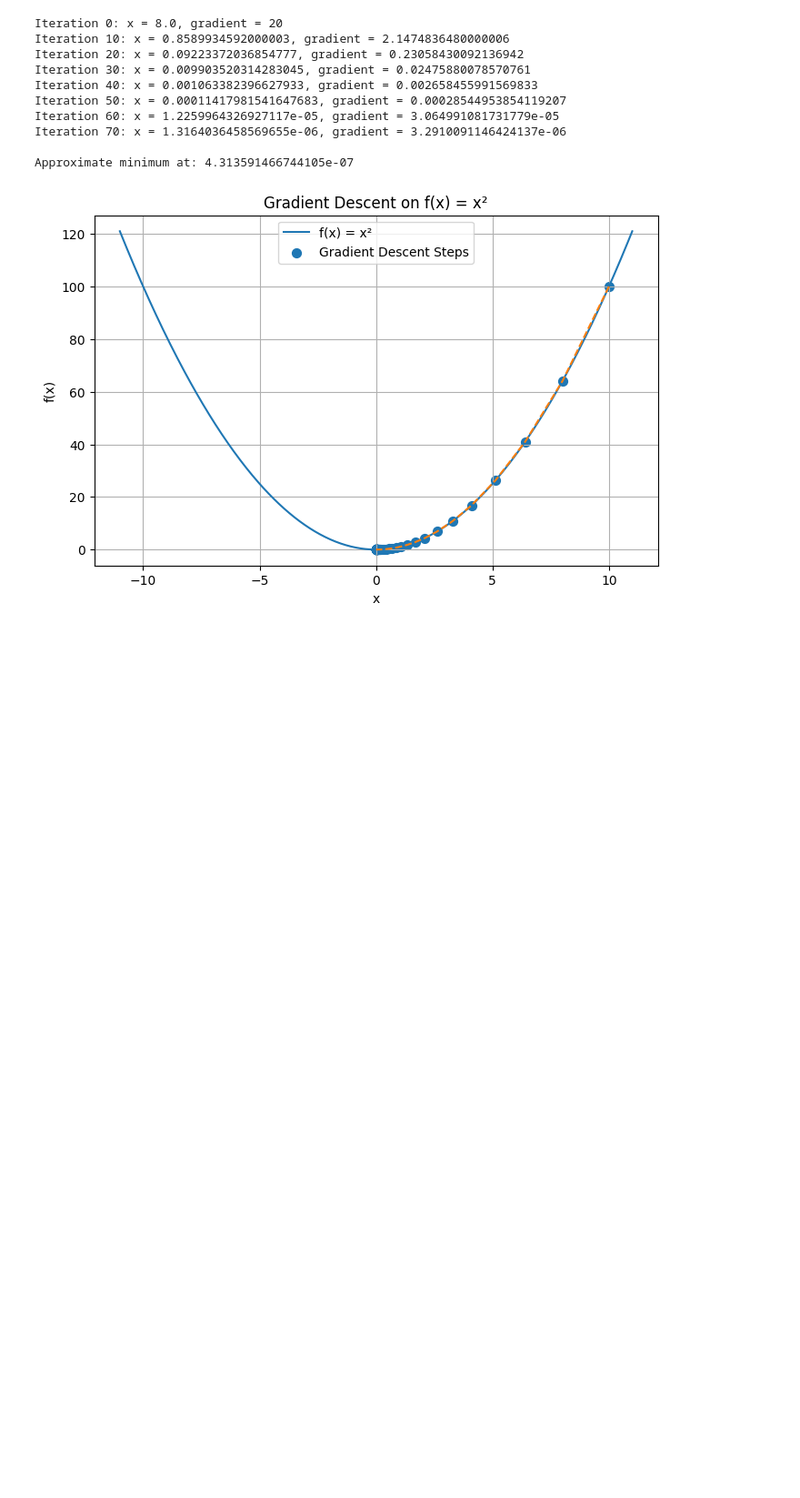
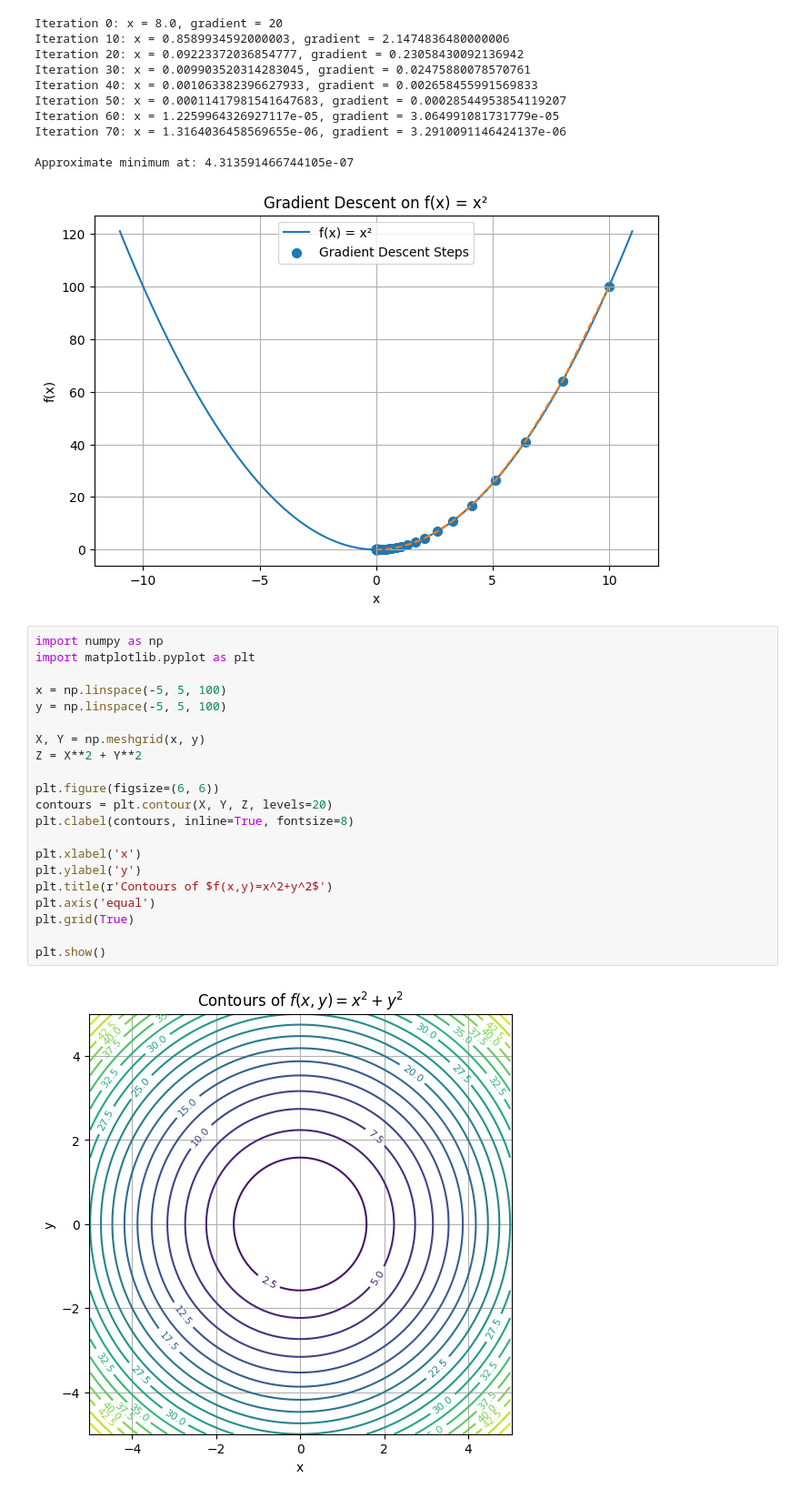
Before and after one commit to rahulchaturvedi-git/ML-Concepts, a Jupyter notebook: ML-TBD/gradient_descent.ipynb, the cells around one changed output. Shown at 91% size. Cells and saved outputs as stored; diff of their text form; blank space fills up the shorter version.

```diff
--- a/ML-TBD/gradient_descent.ipynb
+++ b/ML-TBD/gradient_descent.ipynb
@@ -85,3 +85,26 @@ Iteration 70: x = 1.3164036458569655e-06, gradient = 3.2910091146424137e-06
 
 Approximate minimum at: 4.313591466744105e-07
 [figure]
+# %%
+import numpy as np
+import matplotlib.pyplot as plt
+
+x = np.linspace(-5, 5, 100)
+y = np.linspace(-5, 5, 100)
+
+X, Y = np.meshgrid(x, y)
+Z = X**2 + Y**2
+
+plt.figure(figsize=(6, 6))
+contours = plt.contour(X, Y, Z, levels=20)
+plt.clabel(contours, inline=True, fontsize=8)
+
+plt.xlabel('x')
+plt.ylabel('y')
+plt.title(r'Contours of $f(x,y)=x^2+y^2$')
+plt.axis('equal')
+plt.grid(True)
+
+plt.show()
+# %% [output]
+[figure, added]
```
Also changed, not shown: parts of 1 cell of this notebook.
